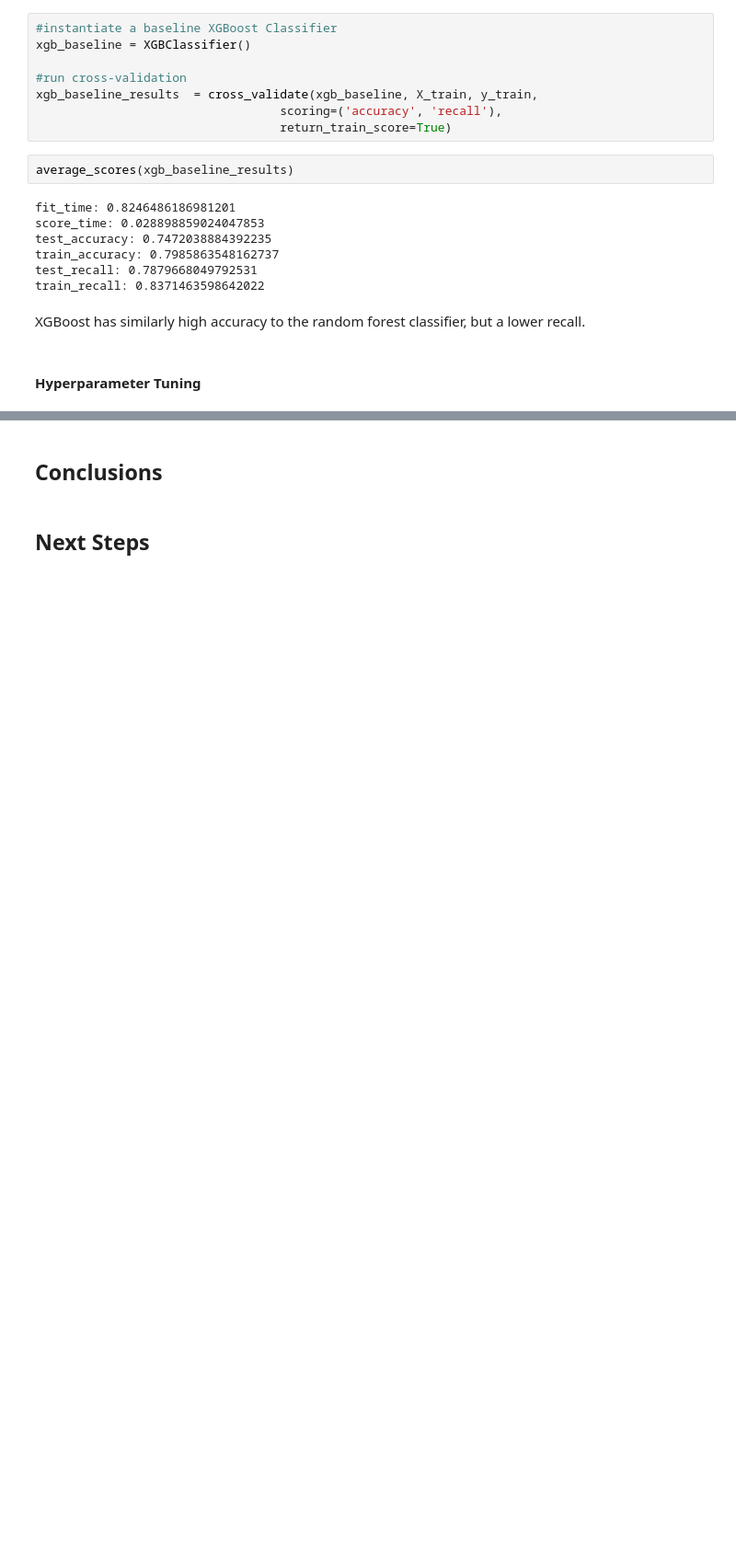
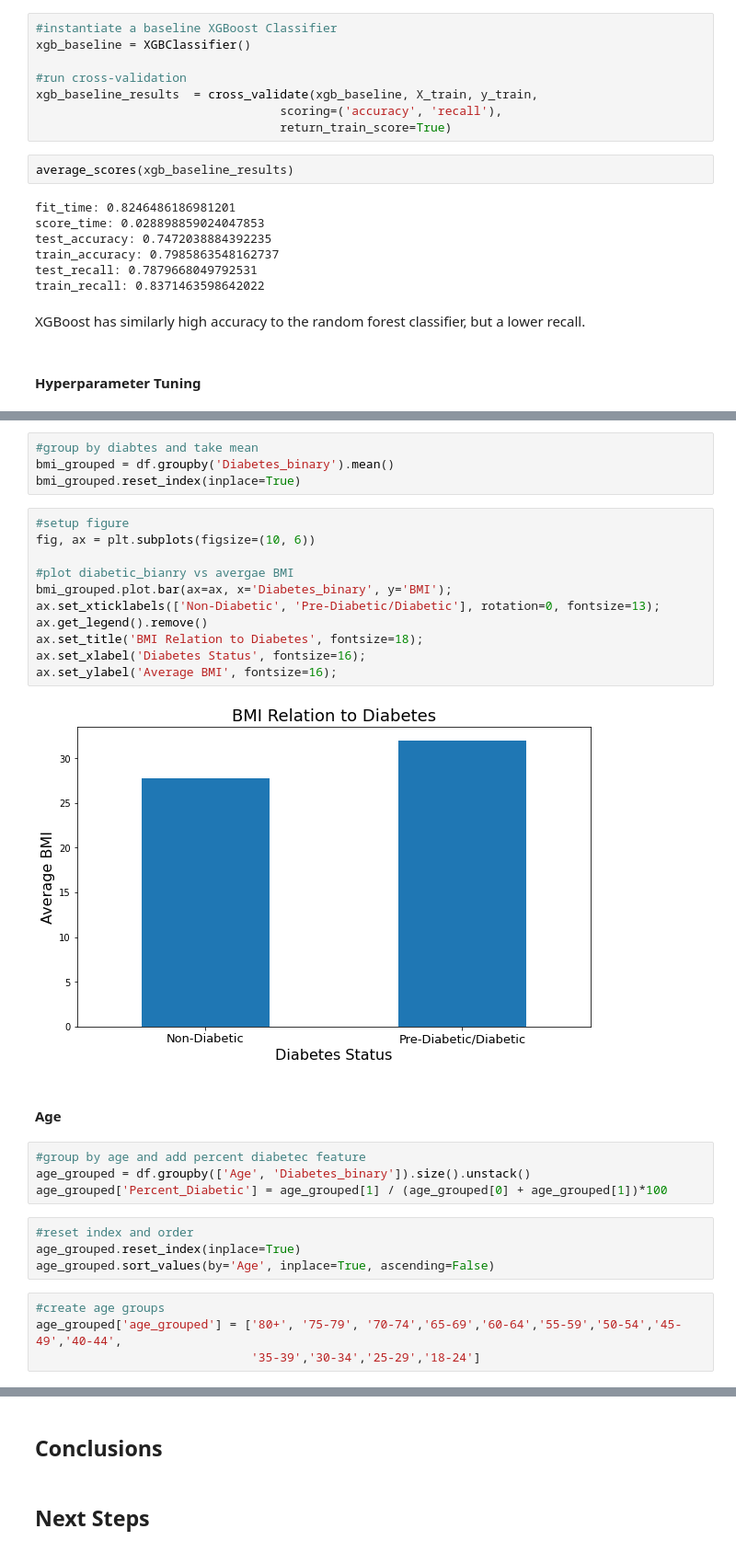
Before and after one commit to bentoler22/Flatiron_Phase_3_Project, a Jupyter notebook: Diabetes_Classification.ipynb, the cells around one changed output, grey strips where cells are left out. Shown at 92% size. Saved outputs shown, nothing was run; the diff lists cells and outputs as text; blank space fills up the shorter version.

```diff
--- a/Diabetes_Classification.ipynb
+++ b/Diabetes_Classification.ipynb
@@ -398,0 +530,31 @@ plt.show();
+# %%
+#group by diabtes and take mean
+bmi_grouped = df.groupby('Diabetes_binary').mean()
+bmi_grouped.reset_index(inplace=True)
+# %%
+#setup figure
+fig, ax = plt.subplots(figsize=(10, 6))
+
+#plot diabetic_bianry vs avergae BMI
+bmi_grouped.plot.bar(ax=ax, x='Diabetes_binary', y='BMI');
+ax.set_xticklabels(['Non-Diabetic', 'Pre-Diabetic/Diabetic'], rotation=0, fontsize=13);
+ax.get_legend().remove()
+ax.set_title('BMI Relation to Diabetes', fontsize=18);
+ax.set_xlabel('Diabetes Status', fontsize=16);
+ax.set_ylabel('Average BMI', fontsize=16);
+# %% [output]
+[figure, added]
+# %% [markdown]
+#### Age
+# %%
+#group by age and add percent diabetec feature
+age_grouped = df.groupby(['Age', 'Diabetes_binary']).size().unstack()
+age_grouped['Percent_Diabetic'] = age_grouped[1] / (age_grouped[0] + age_grouped[1])*100
+# %%
+#reset index and order
+age_grouped.reset_index(inplace=True)
+age_grouped.sort_values(by='Age', inplace=True, ascending=False)
+# %%
+#create age groups
+age_grouped['age_grouped'] = ['80+', '75-79', '70-74','65-69','60-64','55-59','50-54','45-49','40-44',
+                              '35-39','30-34','25-29','18-24']
```
Also changed, not shown: parts of 45 cells of this notebook.
